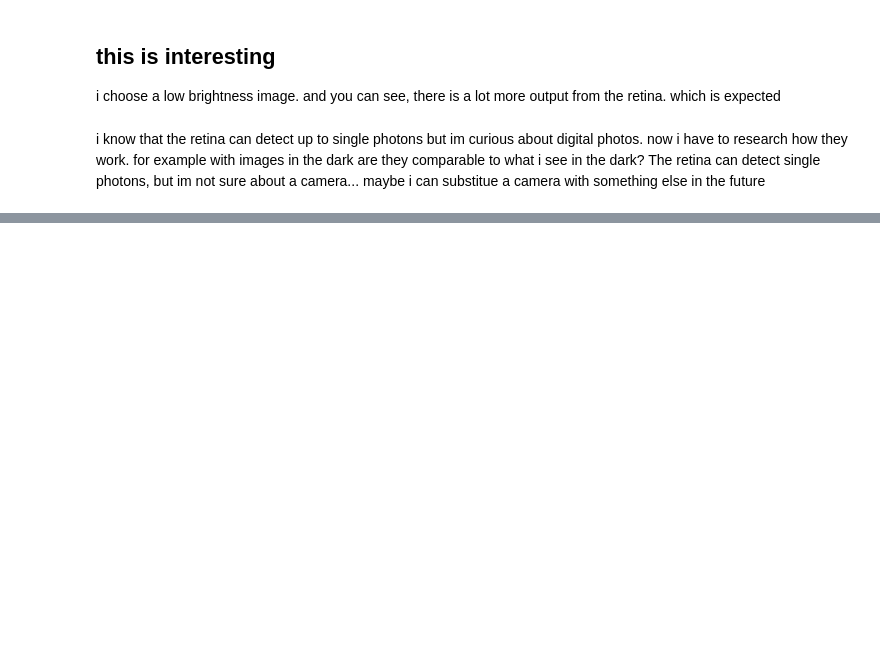
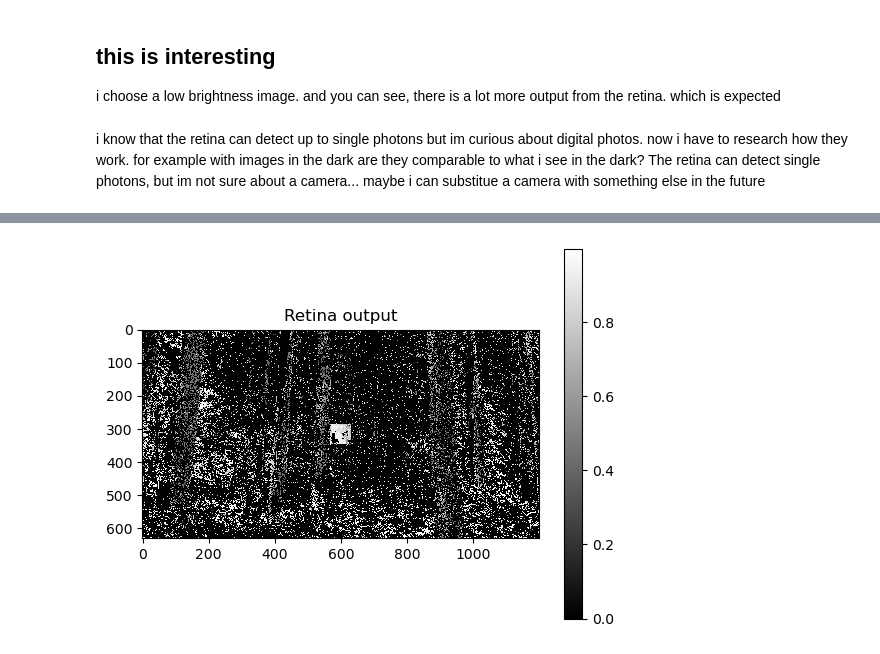
Before and after one commit to pre6/Creating_Retina_Using_CNN, a Jupyter notebook: 7. Get_Distribution_of_Rode_Cone_cells.ipynb, the cells around one changed output, grey strips where cells are left out. Saved outputs shown, nothing was run; the diff lists cells and outputs as text; code cells hidden in the pictures; blank space fills up the shorter version.

```diff
--- a/7. Get_Distribution_of_Rode_Cone_cells.ipynb
+++ b/7. Get_Distribution_of_Rode_Cone_cells.ipynb
@@ -439,0 +473,12 @@ i know that the retina can detect up to single photons but im curious about digi
+# %%
+
+output = two_arrays[0]
+
+plt.imshow(output, cmap='gist_gray', interpolation='nearest')
+plt.colorbar()
+plt.title('Retina output')
+
+plt.savefig('test_3.jpeg', format='jpeg')
+plt.show()
+# %% [output]
+[figure, added]
```
Also changed, not shown: parts of 21 cells of this notebook, 9 other files.
